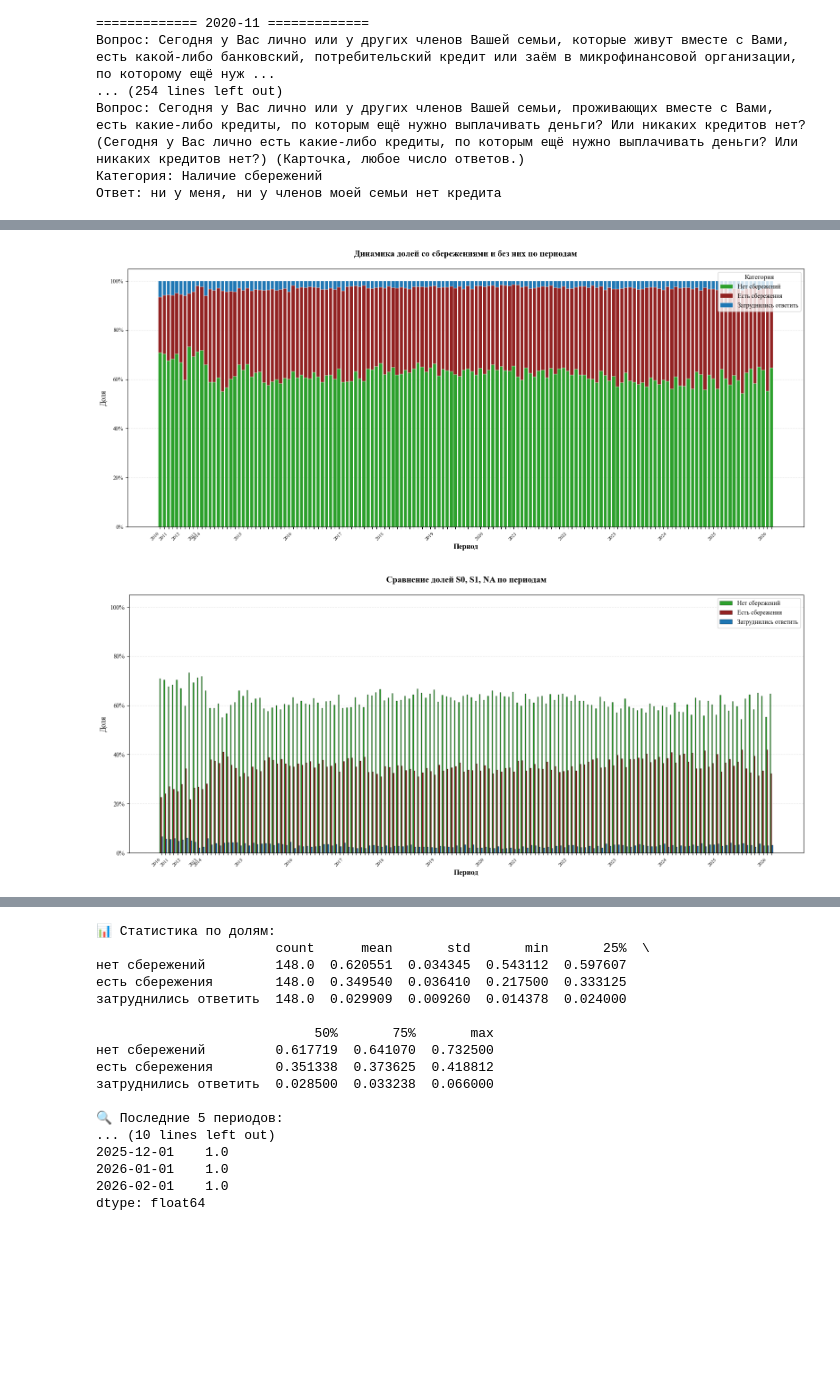
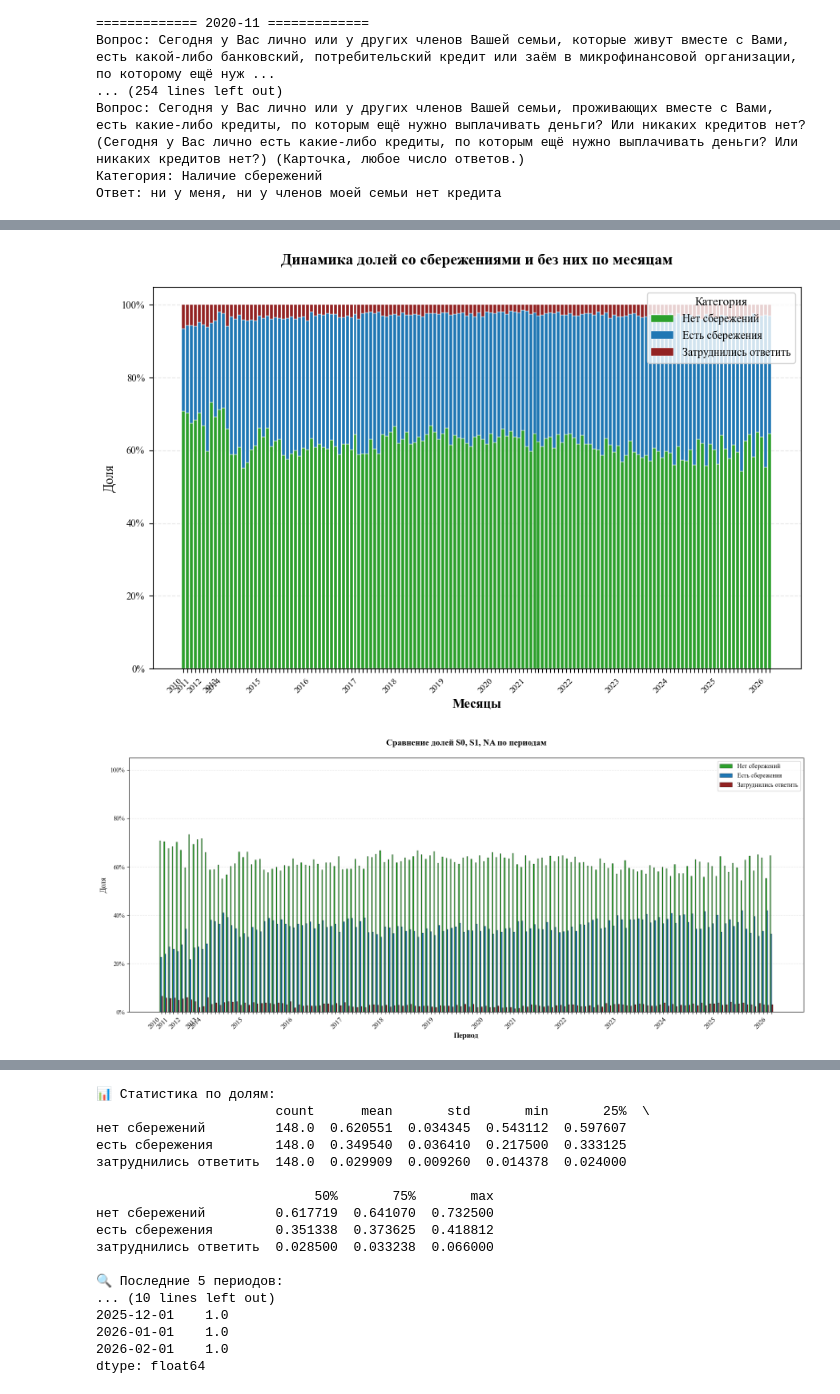
Before and after one commit to vasyanvasyan-r/VAR_by_KK, a Jupyter notebook: pi_e_data.ipynb, the cells around one changed output, grey strips where cells are left out. Saved outputs shown, nothing was run; the diff lists cells and outputs as text; code cells hidden in the pictures; blank space fills up the shorter version.

```diff
--- a/pi_e_data.ipynb
+++ b/pi_e_data.ipynb
@@ -375,8 +236,8 @@ df = df.sort_index()  # Сортируем по времени
 categories = ['нет сбережений', 'есть сбережения', 'затруднились ответить']
 colors = {
     'нет сбережений': '#2ca02c',    # синий
-    'есть сбережения': '#922222',    # зелёный
-    'затруднились ответить': '#1f77b4'     # бордовый
+    'есть сбережения': '#1f77b4',    # зелёный
+    'затруднились ответить': '#922222'     # бордовый
 }
 labels = {
     'нет сбережений': 'Нет сбережений',    # синий
@@ -387,7 +248,7 @@ labels = {
 # =====================================================
 # 📊 ГРАФИК 1: Стэкированные бары (доли в сумме = 1)
 # =====================================================
-fig, ax = plt.subplots(figsize=(16, 7))
+fig, ax = plt.subplots(figsize=(9, 6))
 
 # Для стэкинга: используем bar с параметром bottom
 x = np.arange(len(df))
@@ -399,9 +260,9 @@ for cat in categories:
     bottom += df[cat]
 
 # Подписи осей и заголовок
-ax.set_xlabel('Период', fontsize=12, fontweight='bold')
+ax.set_xlabel('Месяцы', fontsize=12, fontweight='bold')
 ax.set_ylabel('Доля', fontsize=12)
-ax.set_title('Динамика долей со сбережениями и без них по периодам',
+ax.set_title('Динамика долей со сбережениями и без них по месяцам',
              fontsize=14, fontweight='bold', pad=20)
 
 # 🔹 Ось X: показываем годы при смене
@@ -429,7 +290,7 @@ ax.legend(title='Категория', fontsize=10, title_fontsize=11, loc='upper
 ax.set_ylim(0, 1.05)
 
 plt.tight_layout()
-plt.savefig('sdf_stacked_bars.png', dpi=300, bbox_inches='tight')
+plt.savefig('data/pie_plots/sdf_stacked_bars.png', dpi=300, bbox_inches='tight')
 plt.show()
 
 # =====================================================
@@ -450,7 +311,7 @@ ax.set_title('Сравнение долей S0, S1, NA по периодам',
              fontsize=14, fontweight='bold', pad=20)
 
 ax.set_xticks(x)
-ax.set_xticklabels(xtick_labels, rotation=45, ha='right', fontsize=8)
+ax.set_xticklabels(xtick_labels, rotation=45, ha='right', fontsize=11)
 ax.set_yticks(np.arange(0, 1.1, 0.2))
 ax.set_yticklabels([f'{int(p*100)}%' for p in np.arange(0, 1.1, 0.2)])
 ax.grid(axis='y', linestyle='--', alpha=0.3)
@@ -459,13 +320,13 @@ ax.legend(fontsize=10)
 ax.set_ylim(0, 1.05)
 
 plt.tight_layout()
-plt.savefig('sdf_grouped_bars.png', dpi=300, bbox_inches='tight')
+plt.savefig('data/pie_plots/sdf_grouped_bars.png', dpi=300, bbox_inches='tight')
 plt.show()
 
 # =====================================================
 # 📈 ГРАФИК 3: Линейный график (для трендов)
 # =====================================================
-fig, ax = plt.subplots(figsize=(14, 6))
+fig, ax = plt.subplots(figsize=(9, 6))
 
 for cat in categories:
     ax.plot(df.index, df[cat], marker='o', markersize=2,
@@ -473,36 +334,36 @@ for cat in categories:
 
 ax.set_xlabel('Дата', fontsize=12, fontweight='bold')
 ax.set_ylabel('Доля', fontsize=12)
-ax.set_title('Тренды долей S0, S1, NA во времени',
+ax.set_title('Тренды долей "Без сбережений", "Есть сбережения", "Затруднились ответить" во времени',
              fontsize=14, fontweight='bold', pad=20)
 
 # Форматирование дат на оси X
 ax.xaxis.set_major_locator(YearLocator())
 ax.xaxis.set_major_formatter(DateFormatter('%Y'))
 plt.setp(ax.xaxis.get_majorticklabels(), rotation=45, ha='right', fontsize=9)
 
 ax.set_yticks(np.arange(0, 1.1, 0.2))
 ax.set_yticklabels([f'{int(p*100)}%' for p in np.arange(0, 1.1, 0.2)])
 ax.grid(alpha=0.3, linestyle='--')
 ax.set_axisbelow(True)
 ax.legend(fontsize=10)
 ax.set_ylim(0, 1.05)
 
 plt.tight_layout()
-plt.savefig('sdf_lines.png', dpi=300, bbox_inches='tight')
+plt.savefig('data/pie_plots/sdf_lines.png', dpi=300, bbox_inches='tight')
 plt.show()
 
 # =====================================================
 # 🎁 БОНУС: Статистика по категориям
 # =====================================================
 print("📊 Статистика по долям:")
 print(df[categories].describe().T)
 
 print("\n🔍 Последние 5 периодов:")
 print(df[categories].tail())
 
 print("\n✅ Проверка: сумма по строкам (должна быть ~1.0):")
 print(df[categories].sum(axis=1).tail())
 # %% [output]
-[figure, old version]
+[figure, new version]
-[figure, old version]
+[figure, new version]
```
Also changed, not shown: parts of 11 cells of this notebook, 30 other files.
